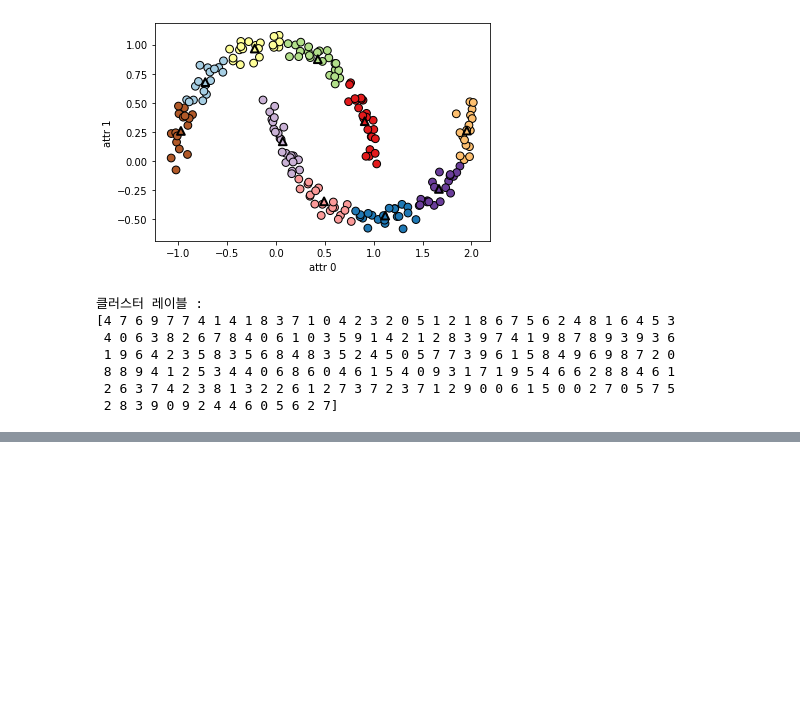
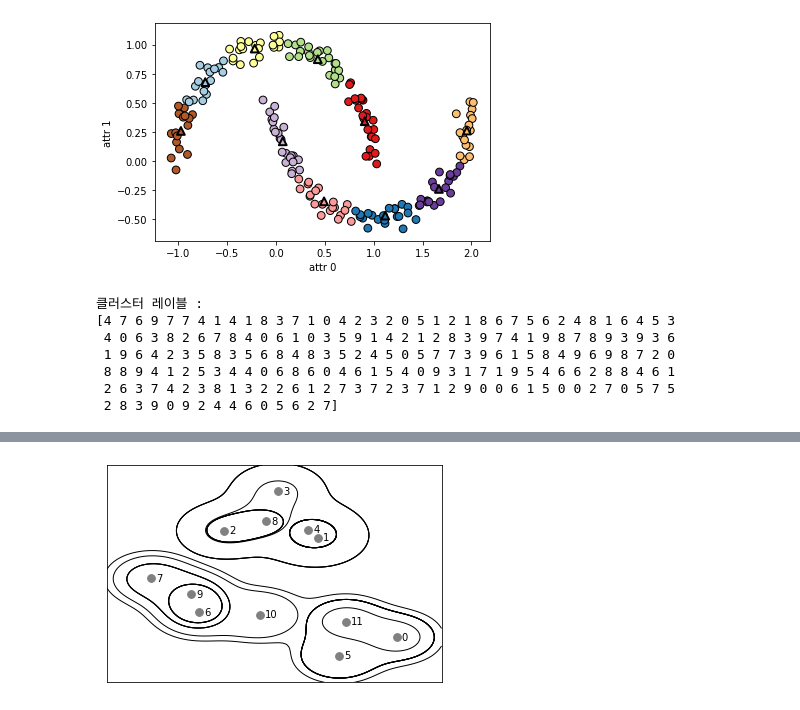
Before and after one commit to gyrud02/python_study, a Jupyter notebook: 파이썬 기반의 AI 프로그래밍/7주차.ipynb, the cells around one changed output, grey strips where cells are left out. Saved outputs shown, nothing was run; the diff lists cells and outputs as text; code cells hidden in the pictures; blank space fills up the shorter version.

```diff
--- a/파이썬 기반의 AI 프로그래밍/7주차.ipynb
+++ b/파이썬 기반의 AI 프로그래밍/7주차.ipynb
@@ -246,0 +292,6 @@ print("클러스터 레이블 : \n{}".format(y_pred))
+# %%
+# 계층적 군집
+# 덴드로그램
+mglearn.plots.plot_agglomerative()
+# %% [output]
+[figure, added]
```
Also changed, not shown: parts of 23 cells of this notebook.
